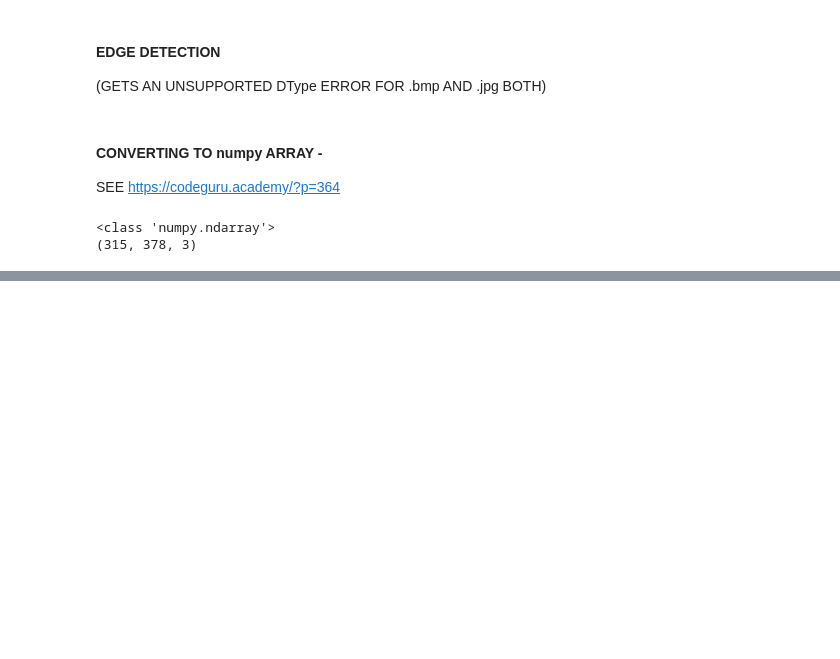
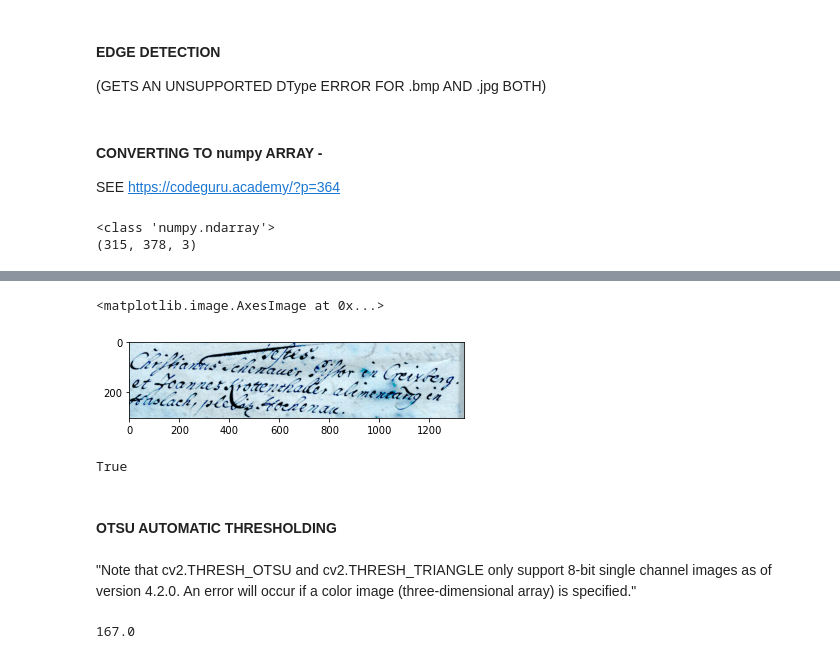
Before and after one commit to ross-k/Image-Binarization-for-Handwriting-OCR, a Jupyter notebook: notebooks/2a - image bin OCR EDA v2.ipynb, the cells around one changed output, grey strips where cells are left out. Drawn from its saved outputs; the diff is of its cells as text; code cells hidden in the pictures; blank space fills up the shorter version.

```diff
--- a/notebooks/2a - image bin OCR EDA v2.ipynb
+++ b/notebooks/2a - image bin OCR EDA v2.ipynb
@@ -130,0 +262,14 @@ AttributeError: 'Array' object has no attribute 'convert'
+# %%
+plt.imshow(Image.fromarray(DIBCO_9_th))
+# %% [output]
+<matplotlib.image.AxesImage at 0x...>
+[figure, added]
+# %%
+cv2.imwrite('../data/H-DIBCO_data/DIBCO/2016/DIPCO2016_dataset/output_v1/DIBCO_9_th.png',
+            DIBCO_9_th)
+# %% [output]
+True
+# %% [markdown]
+#### OTSU AUTOMATIC THRESHOLDING
+# %% [markdown]
+"Note that cv2.THRESH_OTSU and cv2.THRESH_TRIANGLE only support 8-bit single channel images as of version 4.2.0. An error will occur if a color image (three-dimensional array) is specified."
@@ -130,0 +284,4 @@ AttributeError: 'Array' object has no attribute 'convert'
+# %%
+print(th_o)
+# %% [output]
+167.0
```
Also changed, not shown: parts of 27 cells of this notebook.
